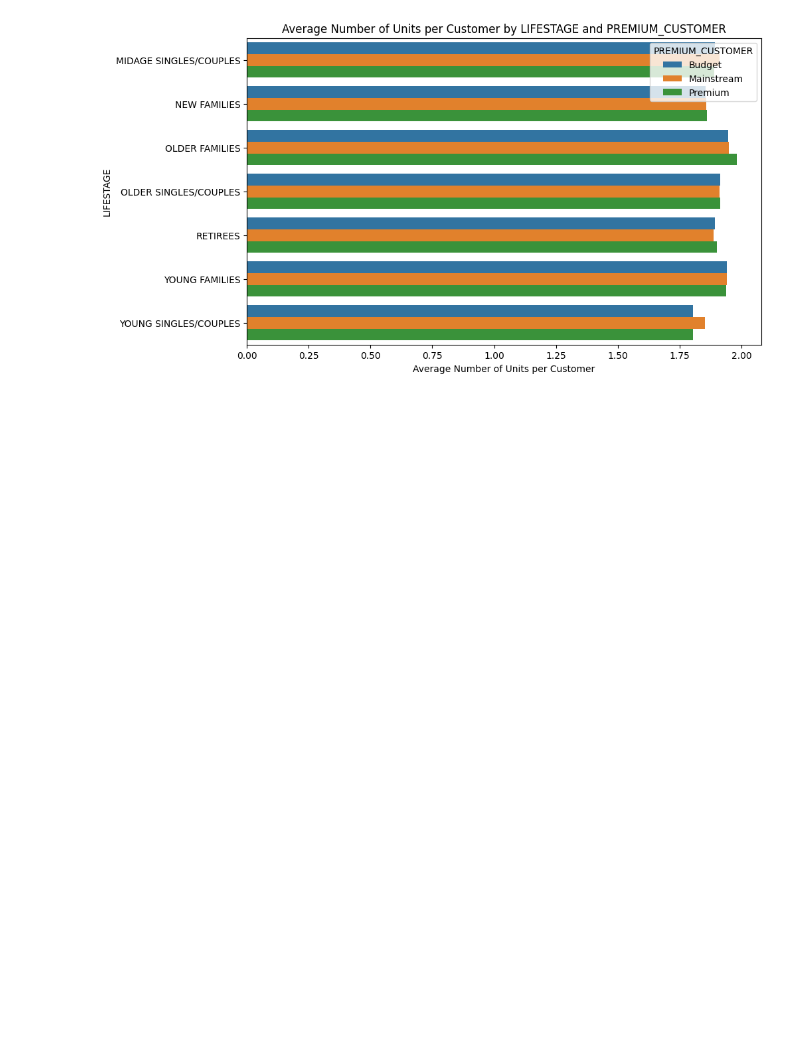
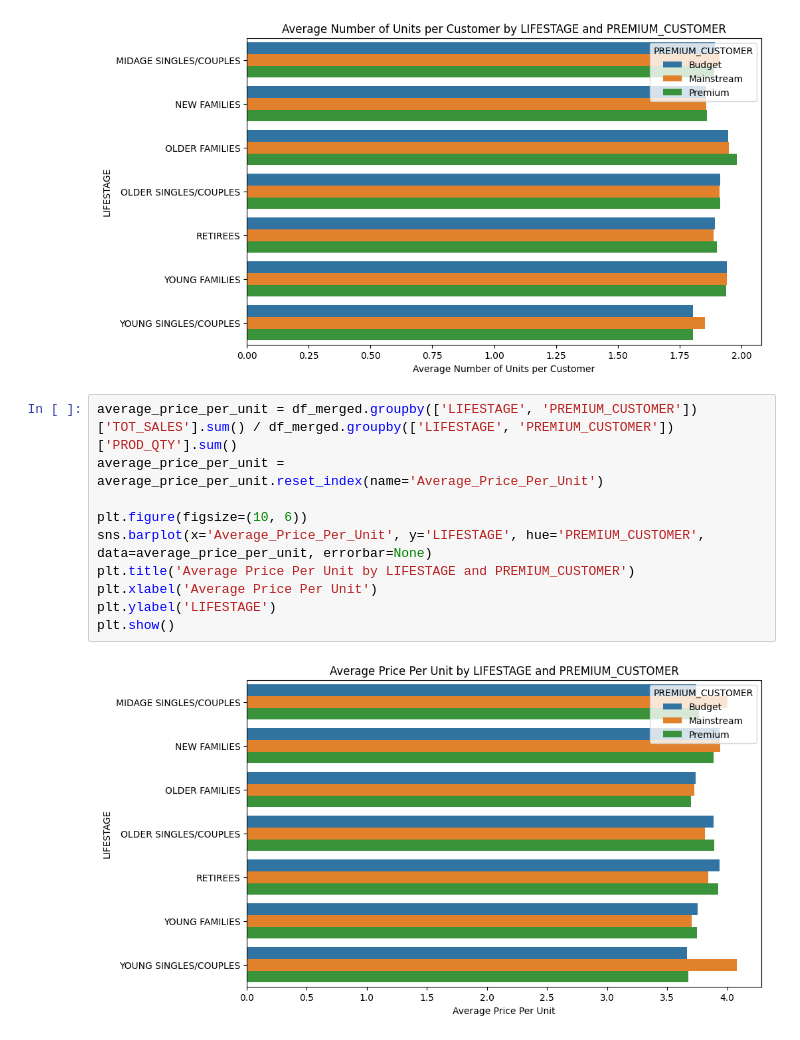
Before and after one commit to yahyaCS/quantiumTasks, a Jupyter notebook: Task1.ipynb, the cells around one changed output. Drawn from its saved outputs; the diff is of its cells as text; blank space fills up the shorter version.

Commit message:
Average Price Per Unit by LIFESTAGE and PREMIUM_CUSTOMER

```diff
--- a/Task1.ipynb
+++ b/Task1.ipynb
@@ -438,3 +438,15 @@ plt.ylabel('LIFESTAGE')
 plt.show()
 # %% [output]
 [figure]
+# %%
+average_price_per_unit = df_merged.groupby(['LIFESTAGE', 'PREMIUM_CUSTOMER'])['TOT_SALES'].sum() / df_merged.groupby(['LIFESTAGE', 'PREMIUM_CUSTOMER'])['PROD_QTY'].sum()
+average_price_per_unit = average_price_per_unit.reset_index(name='Average_Price_Per_Unit')
+
+plt.figure(figsize=(10, 6))
+sns.barplot(x='Average_Price_Per_Unit', y='LIFESTAGE', hue='PREMIUM_CUSTOMER', data=average_price_per_unit, errorbar=None)
+plt.title('Average Price Per Unit by LIFESTAGE and PREMIUM_CUSTOMER')
+plt.xlabel('Average Price Per Unit')
+plt.ylabel('LIFESTAGE')
+plt.show()
+# %% [output]
+[figure, added]
```
